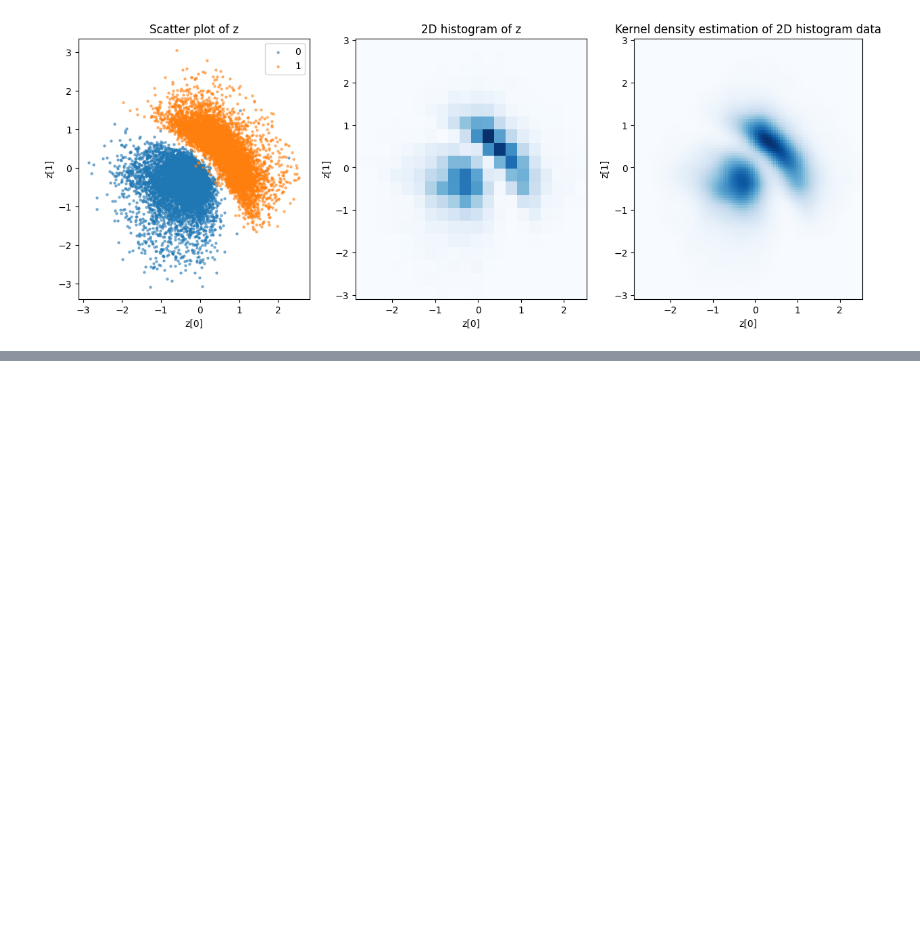
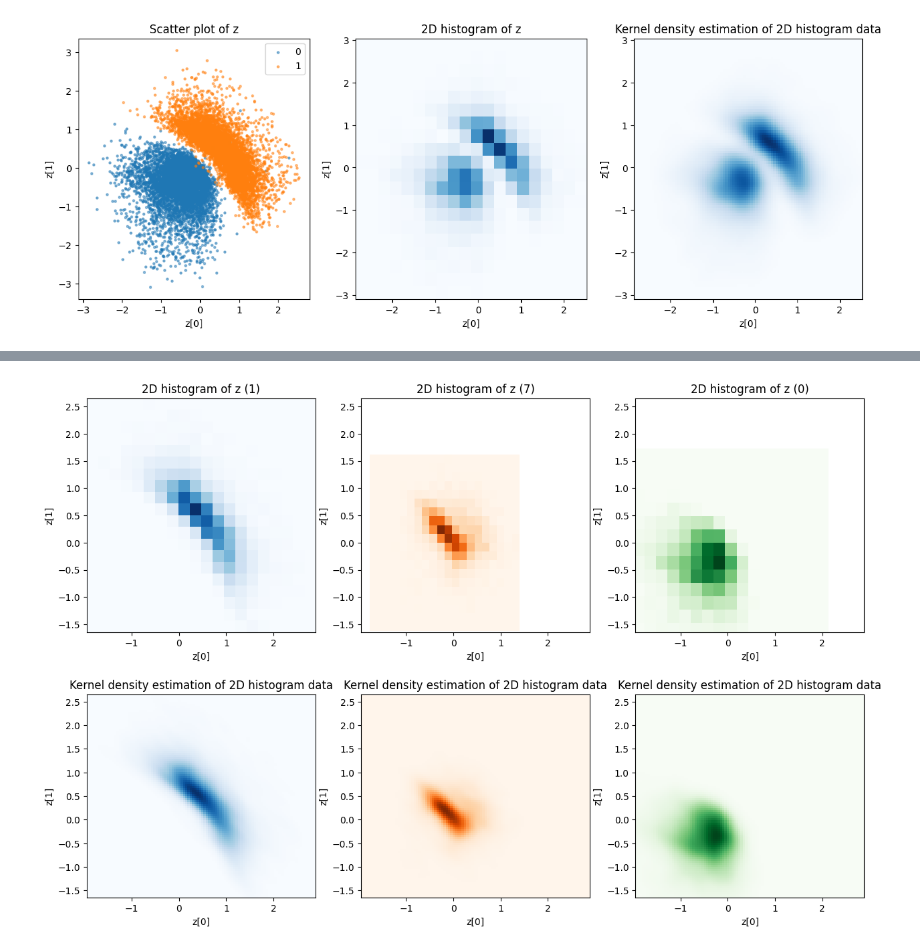
Before and after one commit to mdwl23/vae_study, a Jupyter notebook: note02.ipynb, the cells around one changed output, grey strips where cells are left out. Saved outputs shown, nothing was run; the diff lists cells and outputs as text; code cells hidden in the pictures; blank space fills up the shorter version.

```diff
--- a/note02.ipynb
+++ b/note02.ipynb
@@ -578,0 +607,52 @@ plt.show()
+# %%
+# Plot the results
+fig, axs = plt.subplots(2, 3, figsize=(15, 10))
+
+axs[0][0].hist2d(x[label_2class_train==class1], y[label_2class_train==class1], bins=20, cmap='Blues')
+axs[0][0].set_xlabel("z[0]")
+axs[0][0].set_ylabel("z[1]")
+axs[0][0].set_title(f"2D histogram of z ({class1})")
+axs[0][0].set_xlim([xmin, xmax])
+axs[0][0].set_ylim([ymin, ymax])
+
+axs[0][1].hist2d(x[label_2class_train==class2], y[label_2class_train==class2], bins=20, cmap='Oranges')
+axs[0][1].set_xlabel("z[0]")
+axs[0][1].set_ylabel("z[1]")
+axs[0][1].set_title(f"2D histogram of z ({class2})")
+axs[0][1].set_xlim([xmin, xmax])
+axs[0][1].set_ylim([ymin, ymax])
+
+axs[0][2].hist2d(x_ood, y_ood, bins=20, cmap='Greens')
+axs[0][2].set_xlabel("z[0]")
+axs[0][2].set_ylabel("z[1]")
+axs[0][2].set_title(f"2D histogram of z ({cls_ood})")
+axs[0][2].set_xlim([xmin, xmax])
+axs[0][2].set_ylim([ymin, ymax])
+
+axs[1][0].imshow(np.rot90(f1), cmap='Blues', extent=[xmin, xmax, ymin, ymax])
+# axs[1][0].plot(x[label_2class_train==class1], y[label_2class_train==class1], 'k.', markersize=1)
+axs[1][0].set_xlim([xmin, xmax])
+axs[1][0].set_ylim([ymin, ymax])
+axs[1][0].set_xlabel("z[0]")
+axs[1][0].set_ylabel("z[1]")
+axs[1][0].set_title("Kernel density estimation of 2D histogram data")
+
+axs[1][1].imshow(np.rot90(f2), cmap='Oranges', extent=[xmin, xmax, ymin, ymax])
+# axs[1][0].plot(x[label_2class_train==class1], y[label_2class_train==class1], 'k.', markersize=1)
+axs[1][1].set_xlim([xmin, xmax])
+axs[1][1].set_ylim([ymin, ymax])
+axs[1][1].set_xlabel("z[0]")
+axs[1][1].set_ylabel("z[1]")
+axs[1][1].set_title("Kernel density estimation of 2D histogram data")
+
+axs[1][2].imshow(np.rot90(f_ood), cmap='Greens', extent=[xmin, xmax, ymin, ymax])
+# axs[1][0].plot(x[label_2class_train==class1], y[label_2class_train==class1], 'k.', markersize=1)
+axs[1][2].set_xlim([xmin, xmax])
+axs[1][2].set_ylim([ymin, ymax])
+axs[1][2].set_xlabel("z[0]")
+axs[1][2].set_ylabel("z[1]")
+axs[1][2].set_title("Kernel density estimation of 2D histogram data")
+
+plt.show()
+# %% [output]
+[figure, added]
```
Also changed, not shown: parts of 4 cells of this notebook.
